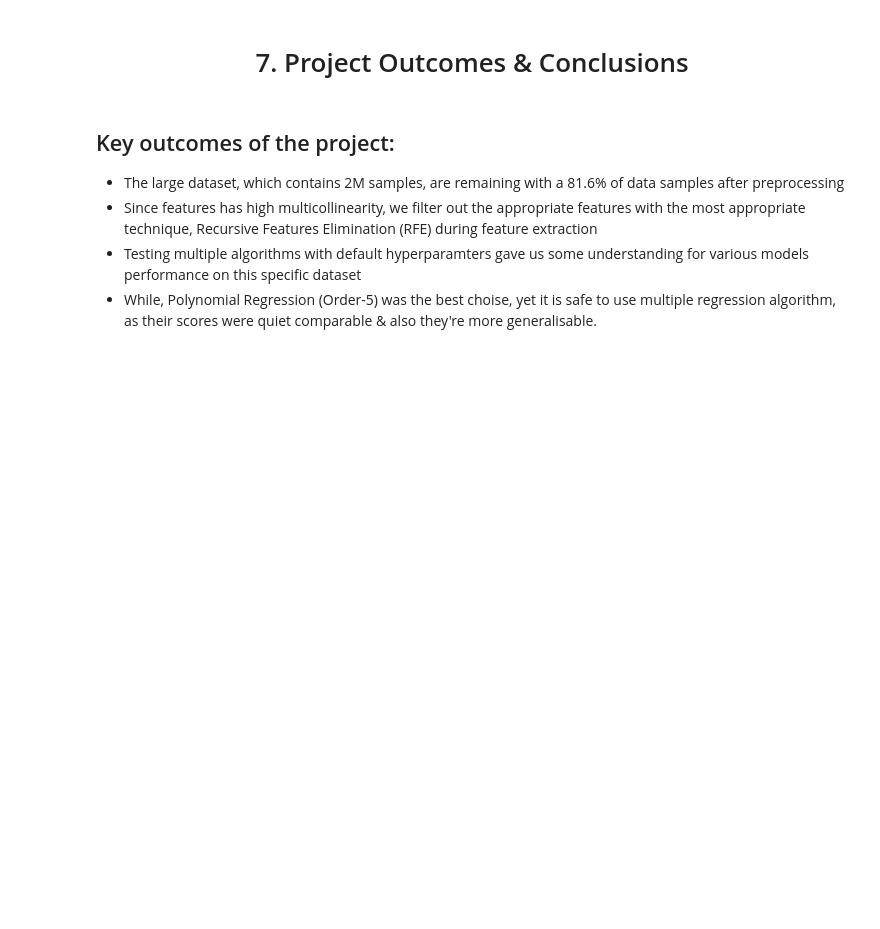
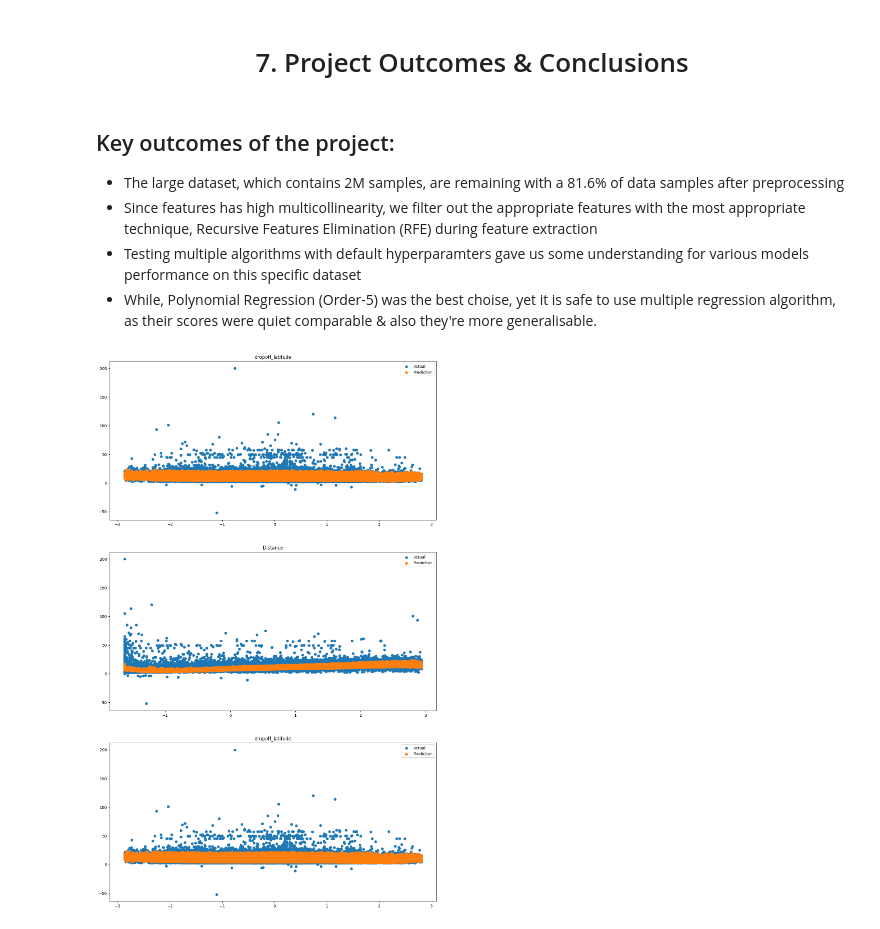
Before and after one commit to WaiYongF/Data-Analysis, a Jupyter notebook: Uber Fare Prediction.ipynb, the cells around one changed output. Cells and saved outputs as stored; diff of their text form; code cells hidden in the pictures; blank space fills up the shorter version.

Commit message:
Kaggle Notebook | Uber Fare Prediction | Version 6

```diff
--- a/Uber Fare Prediction.ipynb
+++ b/Uber Fare Prediction.ipynb
@@ -1158,3 +1158,26 @@ plt.show()
 - Since features has high multicollinearity, we filter out the appropriate features with the most appropriate technique, Recursive Features Elimination (RFE) during feature extraction
 - Testing multiple algorithms with default hyperparamters gave us some understanding for various models performance on this specific dataset
 - While, Polynomial Regression (Order-5) was the best choise, yet it is safe to use multiple regression algorithm, as their scores were quiet comparable & also they're more generalisable.
+# %%
+poly_reg = PolynomialFeatures(degree=5)
+X_poly = poly_reg.fit_transform(Train_X_std)
+X_poly1 = poly_reg.fit_transform(Test_X_std)
+PR = LinearRegression()
+PR.fit(X_poly, Train_Y)
+
+pred1 = PR.predict(X_poly)
+pred2 = PR.predict(X_poly1)
+
+
+rc=np.random.choice(Train_X_std.loc[:,Train_X_std.nunique()>50].columns,3)
+
+plt.figure(figsize=[15,25])
+for e,i in enumerate(rc):
+    plt.subplot(3,1,e+1)
+    plt.scatter(y=Train_Y, x=Train_X_std[i], label='Actual')
+    plt.scatter(y=pred1, x=Train_X_std[i], label='Prediction')
+    plt.title(i)
+    plt.legend()
+plt.show()
+# %% [output]
+[figure, added]
```
Also changed, not shown: parts of 8 cells of this notebook.
